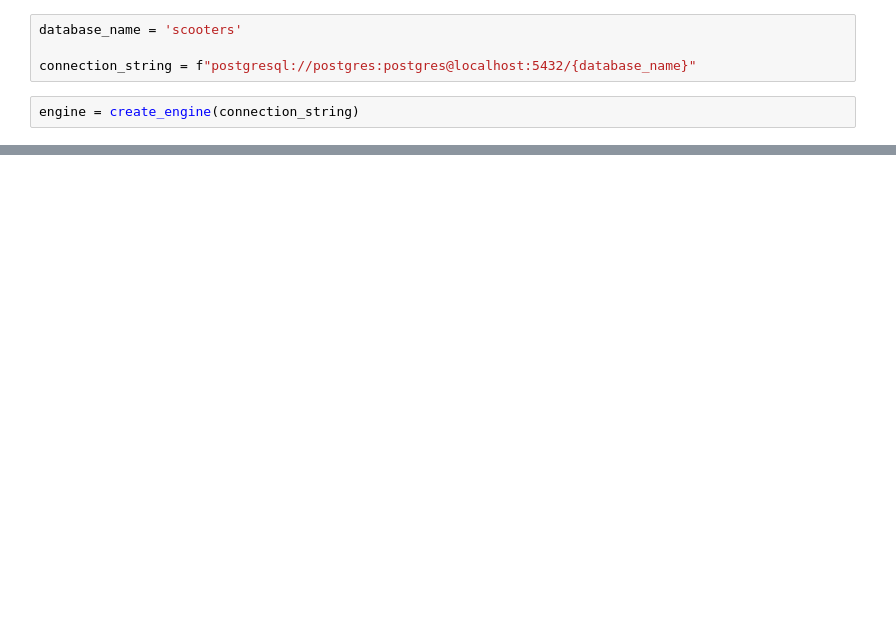
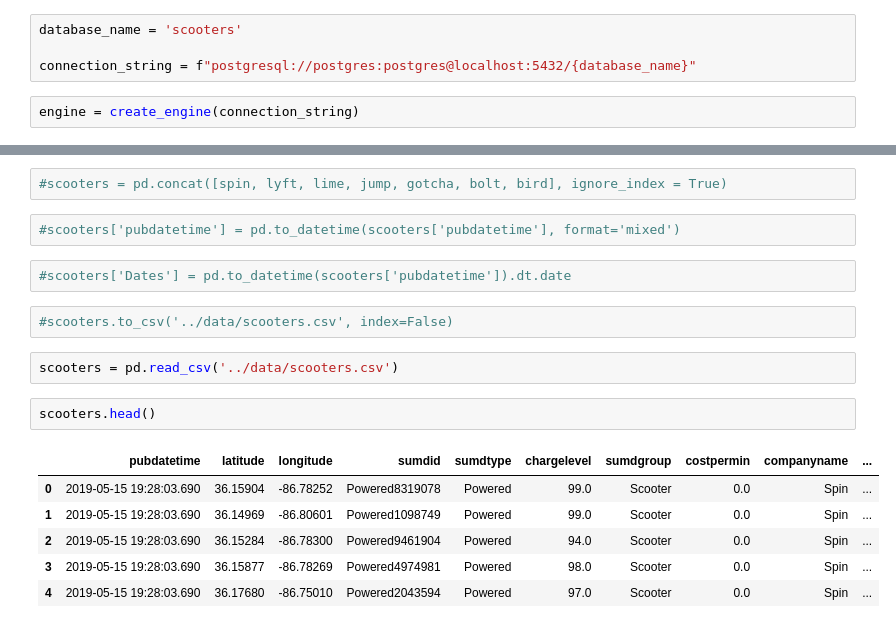
Before and after one commit to NSS-Data-Analytics-Cohort-11/scooters-no-pineapple, a Jupyter notebook: notebook/scooters.ipynb, the cells around one changed output, grey strips where cells are left out. Saved outputs shown, nothing was run; the diff lists cells and outputs as text; blank space fills up the shorter version.

```diff
--- a/notebook/scooters.ipynb
+++ b/notebook/scooters.ipynb
@@ -68,0 +252,19 @@ trips.head()
+# %%
+#scooters = pd.concat([spin, lyft, lime, jump, gotcha, bolt, bird], ignore_index = True)
+# %%
+#scooters['pubdatetime'] = pd.to_datetime(scooters['pubdatetime'], format='mixed')
+# %%
+#scooters['Dates'] = pd.to_datetime(scooters['pubdatetime']).dt.date
+# %%
+#scooters.to_csv('../data/scooters.csv', index=False)
+# %%
+scooters = pd.read_csv('../data/scooters.csv')
+# %%
+scooters.head()
+# %% [output]
+|  | pubdatetime | latitude | longitude | sumdid | sumdtype | chargelevel | sumdgroup | costpermin | companyname | ... |
+| 0 | 2019-05-15 19:28:03.690 | 36.15904 | -86.78252 | Powered8319078 | Powered | 99.0 | Scooter | 0.0 | Spin | ... |
+| 1 | 2019-05-15 19:28:03.690 | 36.14969 | -86.80601 | Powered1098749 | Powered | 99.0 | Scooter | 0.0 | Spin | ... |
+| 2 | 2019-05-15 19:28:03.690 | 36.15284 | -86.78300 | Powered9461904 | Powered | 94.0 | Scooter | 0.0 | Spin | ... |
+| 3 | 2019-05-15 19:28:03.690 | 36.15877 | -86.78269 | Powered4974981 | Powered | 98.0 | Scooter | 0.0 | Spin | ... |
+| 4 | 2019-05-15 19:28:03.690 | 36.17680 | -86.75010 | Powered2043594 | Powered | 97.0 | Scooter | 0.0 | Spin | ... |
```
Also changed, not shown: parts of 36 cells of this notebook.
